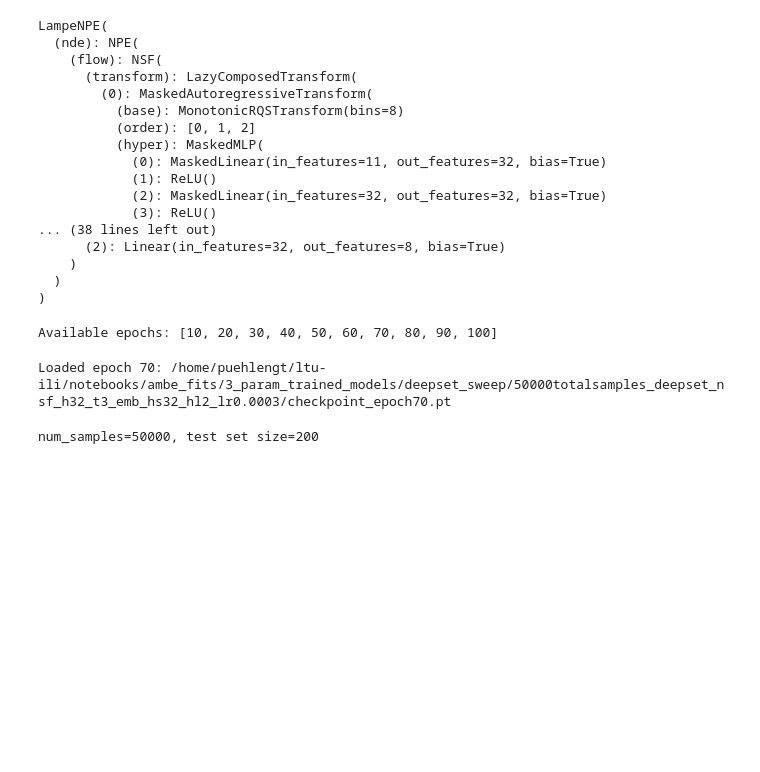
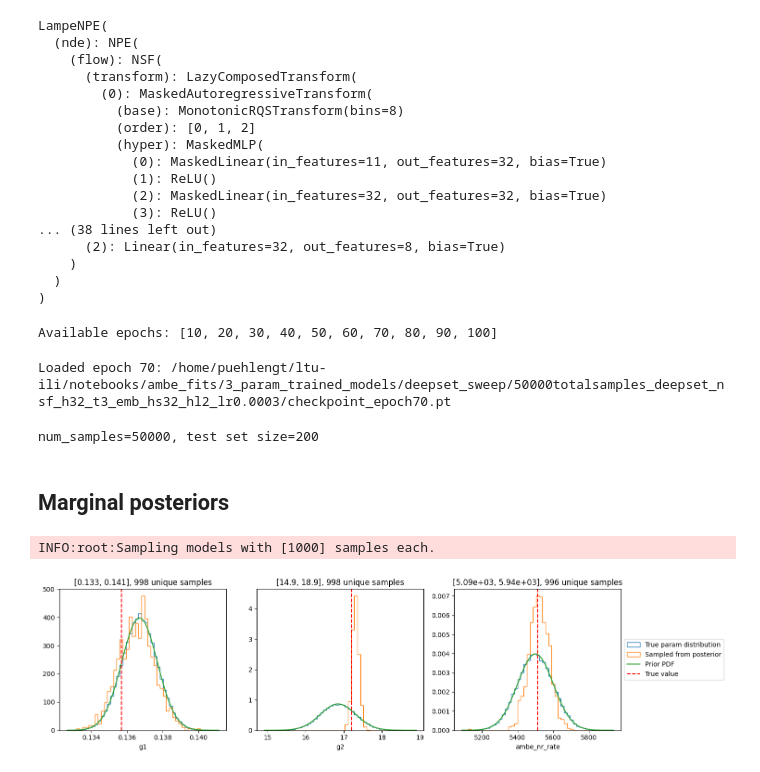
Before and after one commit to plt109/ltu-ili, a Jupyter notebook: notebooks/ambe_fits/poke_checkpoints.ipynb, the cells around one changed output. Cells and saved outputs as stored; diff of their text form; code cells hidden in the pictures; blank space fills up the shorter version.

```diff
--- a/notebooks/ambe_fits/poke_checkpoints.ipynb
+++ b/notebooks/ambe_fits/poke_checkpoints.ipynb
@@ -97,6 +105,42 @@ num_samples=50000, test set size=200
 # %%
 posterior = LampeEnsemble(posteriors=[base_model],
                           weights=torch.tensor([1.0])) # weights of the different NN in the ensemble
+# %% [markdown]
+## Marginal posteriors
+# %%
+OBS_IDX = 0  # change to look at a different test observation
+
+x_obs = test_graph[OBS_IDX]
+y_true = theta_test[OBS_IDX]
+
+torch.manual_seed(1234)
+samples = posterior.sample((1000,), x_obs).cpu().numpy()
+
+theta_train = np.array([d.y.numpy().flatten() for d in full[:num_samples]])
+
+plt.figure(figsize=(15, 4))
+for _ii, (key, val) in enumerate(apt_param_config.items()):
+    zzz = theta_train[:, _ii]
+    zzmin, zzmax = zzz.min(), zzz.max()
+    zzxx = np.linspace(zzmin, zzmax, 50)
+    zzmean = val['prior_args'].get('mean', val['init_mean'])
+    zzstd  = val['prior_args'].get('std',  val['init_std'])
+
+    plt.subplot(131 + _ii)
+    plt.hist(zzz, bins=zzxx, density=True, histtype='step', label='True param distribution')
+    plt.hist(samples[:, _ii], bins=zzxx, density=True, histtype='step', label='Sampled from posterior')
+    if zzstd > 0:
+        plt.plot(zzxx, sps.norm.pdf(zzxx, loc=zzmean, scale=zzstd), label='Prior PDF')
+    plt.axvline(y_true[_ii], color='red', linestyle='--', label='True value')
+    plt.title(f'[{zzmin:.3g}, {zzmax:.3g}], {len(np.unique(samples[:, _ii]))} unique samples')
+    plt.xlabel(key)
+    if _ii == 2:
+        plt.legend(loc='center left', bbox_to_anchor=(1., 0.5))
+plt.tight_layout()
+plt.show()
+# %% [output]
+INFO:root:Sampling models with [1000] samples each.
+[figure, added]
 # %%
 metric = PlotSinglePosterior(
     num_samples=1000, sample_method='direct',
```
Also changed, not shown: parts of 3 cells of this notebook.
